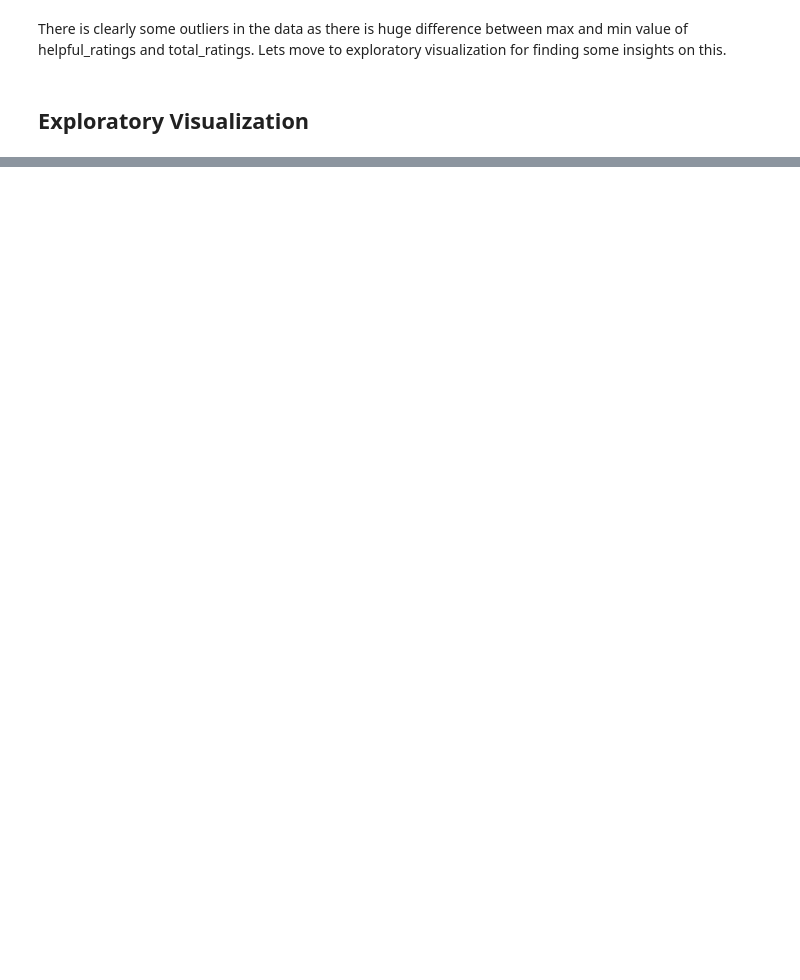
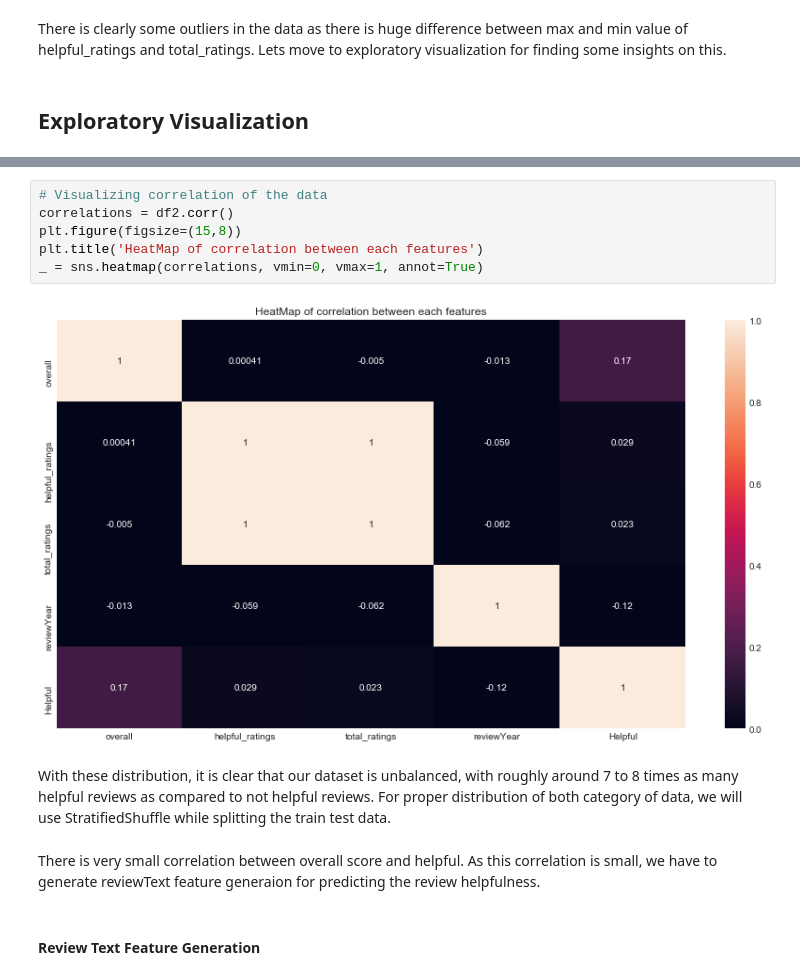
Before and after one commit to subhashree-ai/amazon-review-helpfulness-prediction, a Jupyter notebook: notebooks/amazon_review_helpfulness_prediction_analysis.ipynb, the cells around one changed output, grey strips where cells are left out. Saved outputs shown, nothing was run; the diff lists cells and outputs as text; blank space fills up the shorter version.

```diff
--- a/notebooks/amazon_review_helpfulness_prediction_analysis.ipynb
+++ b/notebooks/amazon_review_helpfulness_prediction_analysis.ipynb
@@ -101,0 +218,14 @@ There is clearly some outliers in the data as there is huge difference between m
+# %%
+# Visualizing correlation of the data
+correlations = df2.corr()
+plt.figure(figsize=(15,8))
+plt.title('HeatMap of correlation between each features')
+_ = sns.heatmap(correlations, vmin=0, vmax=1, annot=True)
+# %% [output]
+[figure, added]
+# %% [markdown]
+With these distribution, it is clear that our dataset is unbalanced, with roughly around 7 to 8 times as many helpful reviews as compared to not helpful reviews. For proper distribution of both category of data, we will use StratifiedShuffle while splitting the train test data.
+# %% [markdown]
+There is very small correlation between overall score and helpful. As this correlation is small, we have to generate reviewText feature generaion for predicting the review helpfulness.
+# %% [markdown]
+#### Review Text Feature Generation
```
Also changed, not shown: parts of 22 cells of this notebook.
